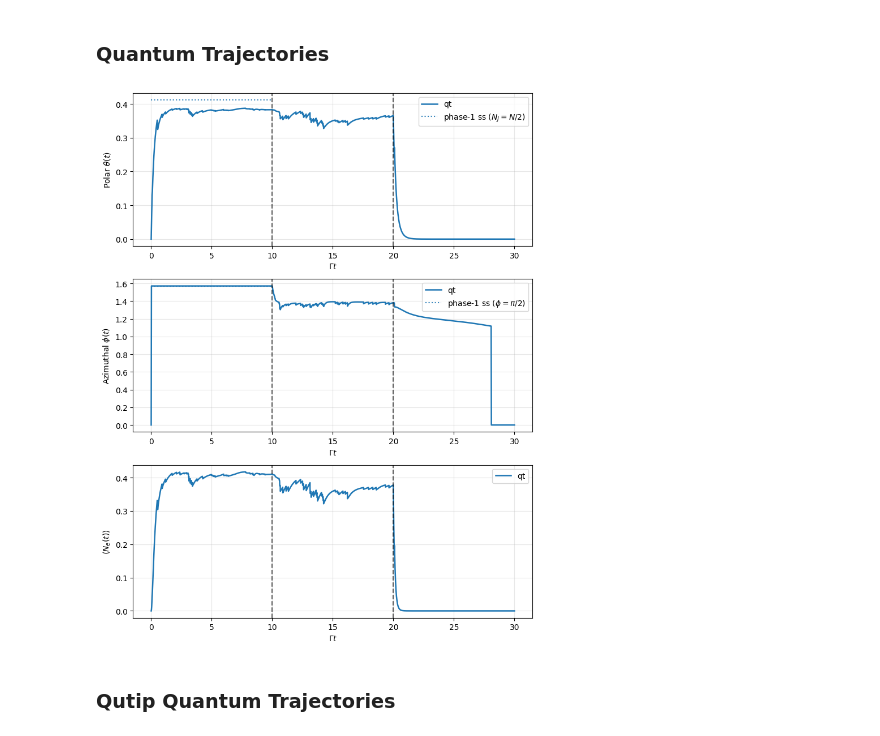
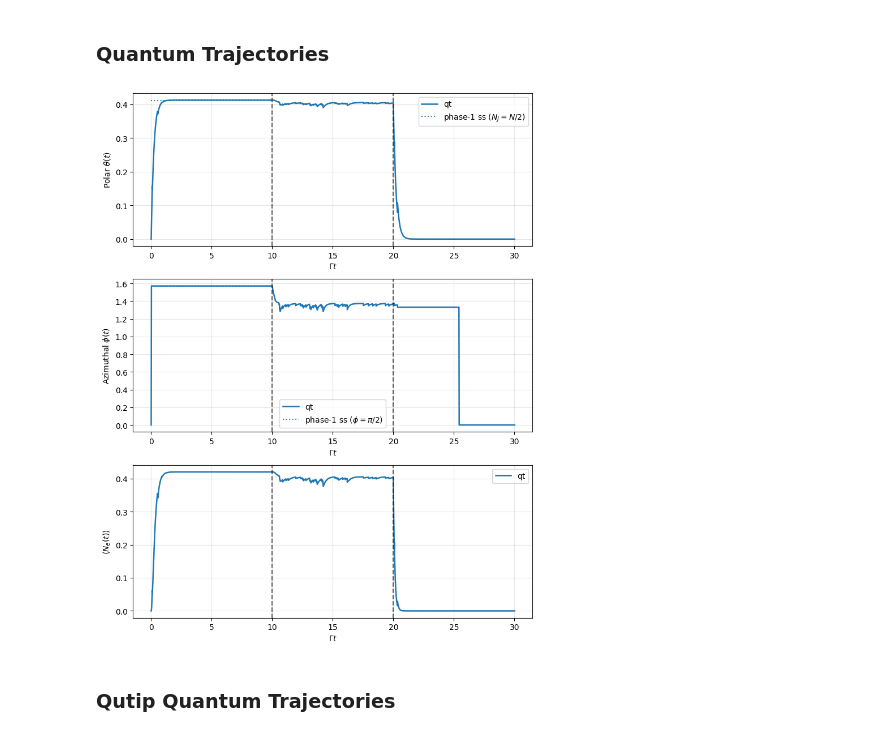
Before and after one commit to AsharKamal98/cavity-OAT, a Jupyter notebook: main.ipynb, the cells around one changed output. Drawn from its saved outputs; the diff is of its cells as text; code cells hidden in the pictures.

```diff
--- a/main.ipynb
+++ b/main.ipynb
@@ -43,7 +43,7 @@ dt = 1e-3
 save_every = 20
 
 # Returns a dictionary of key: sector Nj, value: coefficient for that sector.
-sector_coeffs = centered_sector_initial_coeffs(N, half_width=5)
+sector_coeffs = centered_sector_initial_coeffs(N, half_width=0)
 
 # Simulate a single trajectory
 result = simulate_nj_sector_trajectory(
@@ -51,34 +51,34 @@ result = simulate_nj_sector_trajectory(
     gamma=gamma,
     phases=phases,
     sector_coeffs=sector_coeffs,
     dt=dt,
     save_every=save_every,
     seed=seed,
 )
 
 fig, axes = plot_trajectory_angles_and_excitation(result, phases)
 
 # Simulate an ensemble of trajectories and compute the average observables
 # ensemble = run_trajectory_ensemble(
 #     N=N,
 #     gamma=gamma,
 #     phases=phases,
 #     sector_coeffs=sector_coeffs,
 #     ntraj=50,
 #     dt=dt,
 #     save_every=save_every,
 #     seed=seed,
 # )
 
 # avg = ensemble_observables(ensemble)
 # fig1, axes = plot_ensemble_angles_and_excitation(
 #     avg,
 #     phases,
 #     N=N,
 #     gamma=gamma,
 # )
 # %% [output]
-[figure, old version]
+[figure, new version]
 # %% [markdown]
 ### Qutip Quantum Trajectories
 # %%
```
Also changed, not shown: parts of 1 cell of this notebook.
